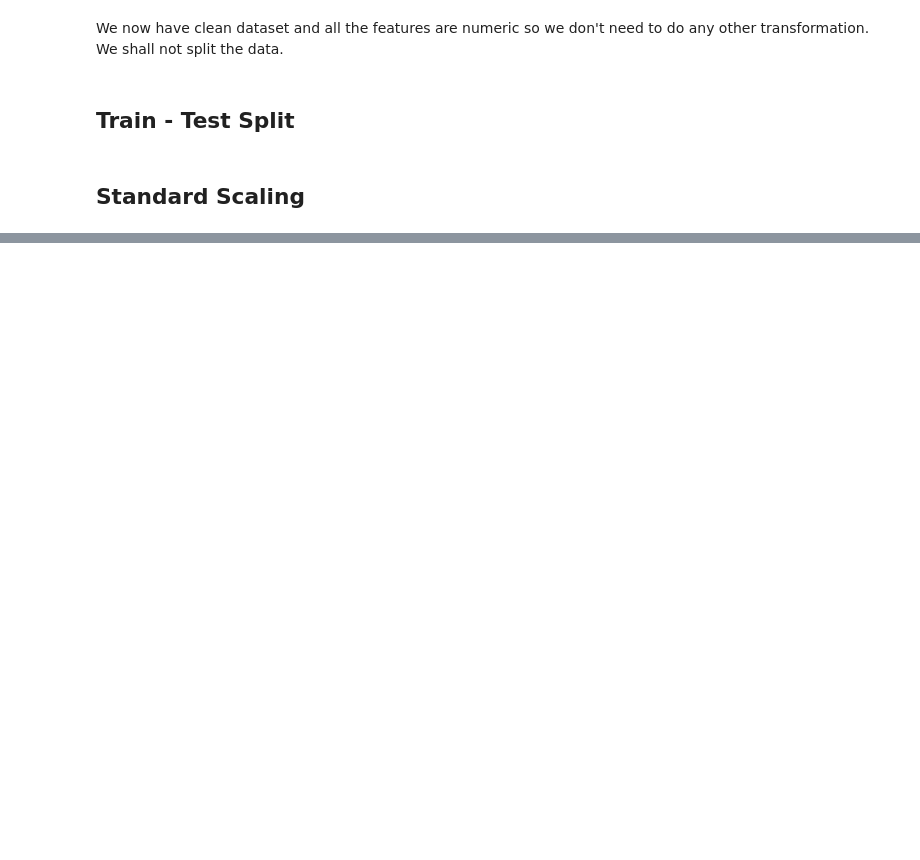
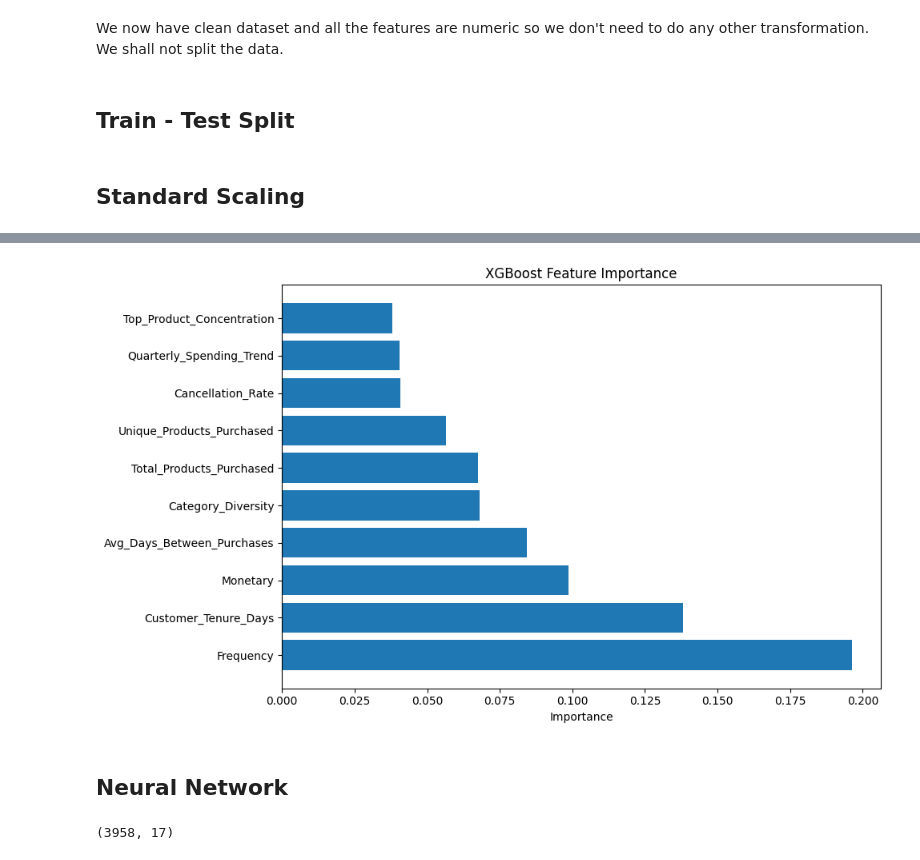
Before and after one commit to samithcsachi/Customer-Segmentation-Retention-Strategy, a Jupyter notebook: research/02_customer_churn_prediction_model.ipynb, the cells around one changed output, grey strips where cells are left out. Drawn from its saved outputs; the diff is of its cells as text; code cells hidden in the pictures; blank space fills up the shorter version.

Commit message:
Model Training in Notebook Completed

```diff
--- a/research/02_customer_churn_prediction_model.ipynb
+++ b/research/02_customer_churn_prediction_model.ipynb
@@ -377,7 +320,7 @@ X_test_scaled = scaler.transform(X_test)
 # %%
-from sklearn.linear_model import LinearRegression
+from sklearn.linear_model import LogisticRegression
+from sklearn.metrics import roc_auc_score, roc_curve
 
-model = LinearRegression()
-model.fit(X_train_scaled, y_train)
-model.score(X_test_scaled, y_test)
+log_model = LogisticRegression(random_state=42, max_iter=1000, class_weight='balanced')
+log_model.fit(X_train_scaled, y_train)
 # %% [output]
@@ -401,5 +362,19 @@ weighted avg       0.99      0.99      0.99      1170
 # %%
+
 import xgboost as xgb
-model2 = xgb.XGBClassifier()
-model2.fit(X_train_scaled, y_train)
-model2.score(X_test_scaled, y_test)
+
+
+xgb_params = {
+    'max_depth': 3,
+    'learning_rate': 0.1,
+    'n_estimators': 300,
+    'subsample': 0.7,
+    'colsample_bytree': 1.0,
+    'min_child_weight': 1,
+    'random_state': 42  }
+
+xgb_model = xgb.XGBClassifier(**xgb_params)
+xgb_model.fit(X_train, y_train)
+
+y_pred_xgb = xgb_model.predict(X_test)
+y_pred_proba_xgb = xgb_model.predict_proba(X_test)[:, 1]
@@ -428,0 +404,9 @@ Name: Recency, dtype: int64
+# %%
+
+feature_importance = pd.DataFrame({
+    'Feature': X_train.columns,
+    'Importance': xgb_model.feature_importances_
+}).sort_values('Importance', ascending=False)
+
+print("Top 10 Most Important Features:")
+print(feature_importance.head(10))
@@ -428,0 +426,15 @@ Name: Recency, dtype: int64
+# %%
+plt.figure(figsize=(10, 6))
+plt.barh(feature_importance['Feature'].head(10), feature_importance['Importance'].head(10))
+plt.xlabel('Importance')
+plt.title('XGBoost Feature Importance')
+plt.tight_layout()
+plt.show()
+# %% [output]
+[figure, added]
+# %% [markdown]
+## Neural Network
+# %%
+X_train.shape
+# %% [output]
+(3958, 17)
```
Also changed, not shown: parts of 27 cells of this notebook, 2 other files.
